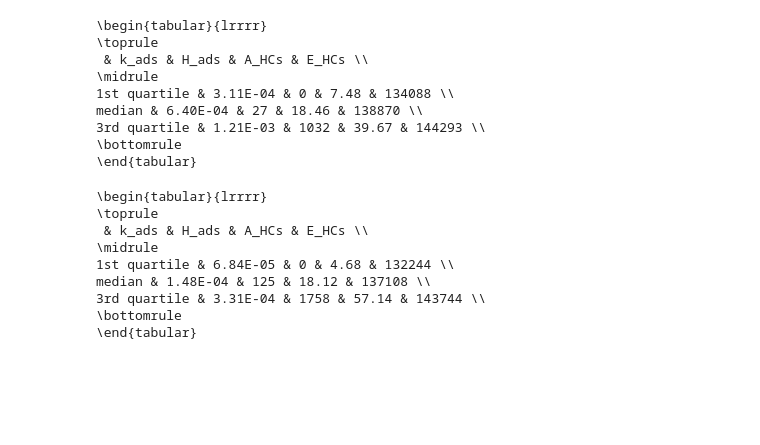
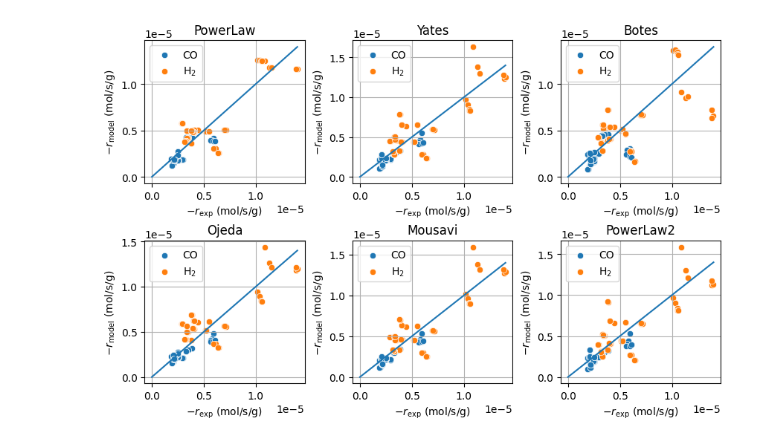
Before and after one commit to rafaelbeloduarte/SAF_kinetics_paper_code_with_WGS, a Jupyter notebook: differential_regression.ipynb, the cells around one changed output. Cells and saved outputs as stored; diff of their text form; code cells hidden in the pictures; blank space fills up the shorter version.

Commit message:
finished kinetic fit, starting parametric study

```diff
--- a/differential_regression.ipynb
+++ b/differential_regression.ipynb
@@ -207,3 +127,19 @@ kinetic_data['P_CO'] = (pressure * y_CO_mean).astype('float')
 # %%
-N = [1, 2, 3, 7, 8, 9, 10, 11, 12, 13, 14, 15, 16, 17, 18, 19, 20, 21, 22, 23, 24, 25]
+N = [1, 2, 3, 9, 10, 11, 12, 13, 14, 15, 16, 17, 18, 19, 20, 21, 22, 23, 24, 25]
 # N = list(range(1,50))
+
+predicted_y_n = pd.DataFrame()
+
+temperature = kinetic_data.T_R_K
+H2_CO = ( F_H2_in / F_CO_in )
+
+predicted_y_n = pd.DataFrame(y_n_distribution(temperature, H2_CO, N))
+
+sum_n_yn = predicted_y_n.mul(predicted_y_n.columns, axis=1).sum(axis=1)
+
+sum_yn_upsilon_n = predicted_y_n.mul(upsilon_n(predicted_y_n.columns), axis=1).sum(axis=1)
+
+sum_yn_upsilon_n_2n = sum_yn_upsilon_n + 2 * sum_n_yn
+
+kinetic_data['sum_n_yn'] = sum_n_yn
+kinetic_data['sum_yn_upsilon_n_2n'] = sum_yn_upsilon_n_2n
@@ -250,13 +146,4 @@ sum_yn_nu_n_2n = sum_yn_nu_n + 2 * sum_n_yn
-# %%
-kinetic_data['sum_n_yn'] = sum_n_yn
-kinetic_data['sum_yn_nu_n_2n'] = sum_yn_nu_n_2n
-# %%
-# marking the df for train and test
-# Source - https://stackoverflow.com/a
-# Posted by Andy Hayden, modified by community. See post 'Timeline' for change history
-# Retrieved 2026-01-28, License - CC BY-SA 3.0
-
-np.random.seed(5)
-kinetic_data['TRAIN'] = np.random.rand(len(kinetic_data)) < 0.7
-trainning_data = kinetic_data.loc[kinetic_data.TRAIN == True]
-test_data = kinetic_data.loc[kinetic_data.TRAIN == False]
+# %%
+loc_validation = kinetic_data['cluster'].isin(val_clusters)
+loc_training = ~loc_validation
+kinetic_data['training'] = loc_training
@@ -758,36 +415,0 @@ PowerLaw2 & 3.56E-07 & -1037 \\
-# %%
-print(Yates_median_IQR.to_latex(index=True,
-                              formatters = {'k_ads': "{:.2E}",
-                                            'H_ads': "{:.0f}",
-                                            'A_HCs': "{:.2f}",
-                                            'E_HCs': "{:.0f}",
-                                           }
-                             ))
-# %% [output]
-\begin{tabular}{lrrrr}
-\toprule
- & k_ads & H_ads & A_HCs & E_HCs \\
-\midrule
-1st quartile & 3.11E-04 & 0 & 7.48 & 134088 \\
-median & 6.40E-04 & 27 & 18.46 & 138870 \\
-3rd quartile & 1.21E-03 & 1032 & 39.67 & 144293 \\
-\bottomrule
-\end{tabular}
-# %%
-print(Mousavi_median_IQR.to_latex(index=True,
-                              formatters = {'k_ads': "{:.2E}",
-                                            'H_ads': "{:.0f}",
-                                            'A_HCs': "{:.2f}",
-                                            'E_HCs': "{:.0f}",
-                                           }
-                             ))
-# %% [output]
-\begin{tabular}{lrrrr}
-\toprule
- & k_ads & H_ads & A_HCs & E_HCs \\
-\midrule
-1st quartile & 6.84E-05 & 0 & 4.68 & 132244 \\
-median & 1.48E-04 & 125 & 18.12 & 137108 \\
-3rd quartile & 3.31E-04 & 1758 & 57.14 & 143744 \\
-\bottomrule
-\end{tabular}
@@ -793,0 +577,4 @@ median & 1.48E-04 & 125 & 18.12 & 137108 \\
+# %%
+plot_parity(f'{fig_path}fit_parity_rate.pdf', 'rate', kinetic_data.loc[loc_training])
+# %% [output]
+[figure, added]
```
Also changed, not shown: parts of 105 cells of this notebook, 25 other files.
